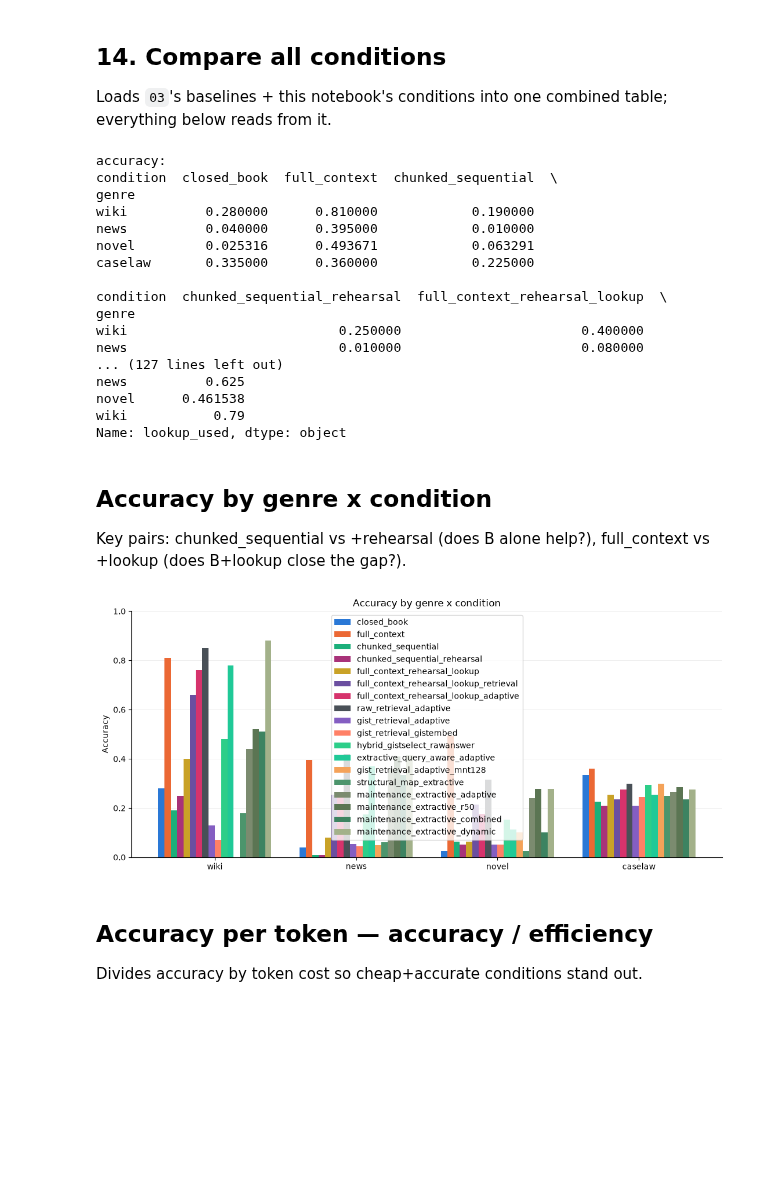
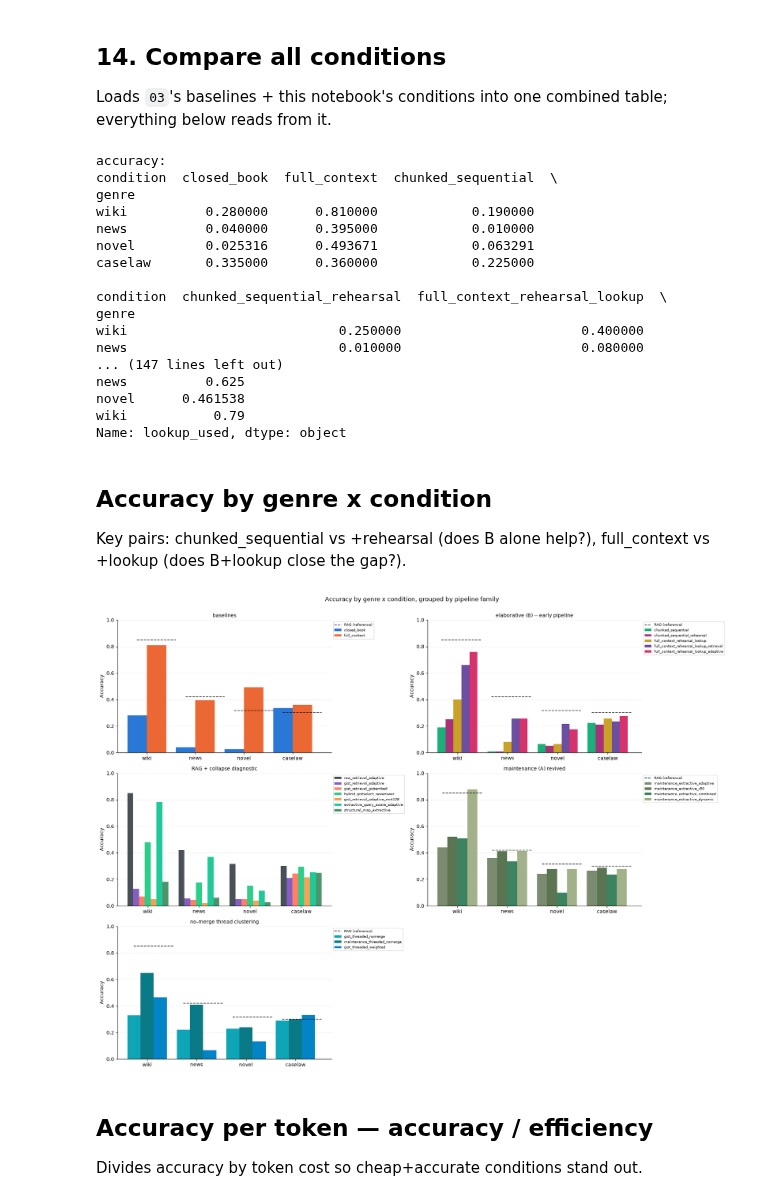
Before and after one commit to lucytheboss/rehearse-then-recall, a Jupyter notebook: notebooks/10_pipeline_6conditions.ipynb, the cells around one changed output. Cells and saved outputs as stored; diff of their text form; code cells hidden in the pictures; blank space fills up the shorter version.

```diff
--- a/notebooks/10_pipeline_6conditions.ipynb
+++ b/notebooks/10_pipeline_6conditions.ipynb
@@ -2320,6 +2350,7 @@ else:
         raw_words = sum(len(c.original_text.split()) for c in rehearsed)
         gist_words = sum(len(c.text.split()) for c in rehearsed)
         gist_words_mnt64 = sum(len(c.text.split()) for c in full_gists_by_genre[genre][:len(rehearsed)])
-        print(f"{genre:10} {len(rehearsed):4} chunks | raw {raw_words:6} words -> "
+        print(f"{genre:10} {len(rehearsed):
+              4} chunks | raw {raw_words:6} words -> "
               f"gist(mnt128) {gist_words:6} words ({gist_words / raw_words:.1%}) "
               f"[gist(mnt64) was {gist_words_mnt64:6} words]")
@@ -3145,8 +4028,16 @@ maintenance_extractive_combined_path = Path(_ckpt_results_path("results/qa_stage
 maintenance_extractive_combined_df = pd.read_csv(maintenance_extractive_combined_path, encoding="utf-8-sig") if maintenance_extractive_combined_path.exists() else pd.DataFrame()
 maintenance_extractive_dynamic_path = Path(_ckpt_results_path("results/qa_stage2_maintenance_extractive_dynamic_condition.csv"))
 maintenance_extractive_dynamic_df = pd.read_csv(maintenance_extractive_dynamic_path, encoding="utf-8-sig") if maintenance_extractive_dynamic_path.exists() else pd.DataFrame()
+gist_threaded_nomerge_path = Path(_ckpt_results_path("results/qa_stage2_gist_threaded_nomerge_condition.csv"))
+gist_threaded_nomerge_df = pd.read_csv(gist_threaded_nomerge_path, encoding="utf-8-sig") if gist_threaded_nomerge_path.exists() else pd.DataFrame()
+maintenance_threaded_nomerge_path = Path(_ckpt_results_path("results/qa_stage2_maintenance_threaded_nomerge_condition.csv"))
+maintenance_threaded_nomerge_df = pd.read_csv(maintenance_threaded_nomerge_path, encoding="utf-8-sig") if maintenance_threaded_nomerge_path.exists() else pd.DataFrame()
+gist_threaded_weighted_path = Path(_ckpt_results_path("results/qa_stage2_gist_threaded_weighted_condition.csv"))
+gist_threaded_weighted_df = pd.read_csv(gist_threaded_weighted_path, encoding="utf-8-sig") if gist_threaded_weighted_path.exists() else pd.DataFrame()
+gist_threaded_nucleus_path = Path(_ckpt_results_path("results/qa_stage2_gist_threaded_nucleus_condition.csv"))
+gist_threaded_nucleus_df = pd.read_csv(gist_threaded_nucleus_path, encoding="utf-8-sig") if gist_threaded_nucleus_path.exists() else pd.DataFrame()
 
-combined = pd.concat([baseline_df, rehearsal_df, lookup_df, retrieval_df, adaptive_df, rag_df, gist_retrieval_df, gistembed_df, hybrid_df, extractive_df, mnt128_df, structural_df, maintenance_df, maintenance_extractive_r50_df, maintenance_extractive_combined_df, maintenance_extractive_dynamic_df], ignore_index=True)
+combined = pd.concat([baseline_df, rehearsal_df, lookup_df, retrieval_df, adaptive_df, rag_df, gist_retrieval_df, gistembed_df, hybrid_df, extractive_df, mnt128_df, structural_df, maintenance_df, maintenance_extractive_r50_df, maintenance_extractive_combined_df, maintenance_extractive_dynamic_df, gist_threaded_nomerge_df, maintenance_threaded_nomerge_df, gist_threaded_weighted_df, gist_threaded_nucleus_df], ignore_index=True)
 combined = combined[combined["condition"].isin(CONDITIONS_ORDER)]
 
 accuracy = combined.pivot_table(index="genre", columns="condition", values="correct", aggfunc="mean")
@@ -3158,6 +4049,10 @@ print(accuracy)
 print("\nn:")
 print(n)
 
+print("\nnote: gist_threaded_nomerge / maintenance_threaded_nomerge are pilot-scale "
+      "(n=15/genre, 2026-08-14) -- every other condition above is full-scale (n=579). "
+      "Compare with that in mind; this project has seen pilot signals reverse at scale before.")
+
 if not lookup_df.empty:
     print("\nlookup triggered rate by genre (base lookup condition):")
     print(lookup_df.groupby("genre")["lookup_used"].mean())
@@ -3177,7 +4072,7 @@ condition  chunked_sequential_rehearsal  full_context_rehearsal_lookup  \
 genre
 wiki                           0.250000                       0.400000
 news                           0.010000                       0.080000
-... (127 lines left out)
+... (147 lines left out)
 news          0.625
 novel      0.461538
 wiki           0.79
@@ -3189,26 +4084,45 @@ Key pairs: chunked_sequential vs +rehearsal (does B alone help?), full_context v
 # %%
 accuracy = combined.pivot_table(index="genre", columns="condition", values="correct", aggfunc="mean")
 accuracy = accuracy.reindex(GENRE_ORDER)[[c for c in CONDITIONS_ORDER if c in accuracy.columns]]
 
-x = range(len(accuracy))
-bar_width = 0.8 / len(accuracy.columns)
-fig, ax = plt.subplots(figsize=(11, 5))
-for i, condition in enumerate(accuracy.columns):
-    ax.bar([xi + i * bar_width for xi in x], accuracy[condition], width=bar_width,
-           label=condition, color=CONDITION_COLORS[condition])
-ax.set_xticks([xi + bar_width * (len(accuracy.columns) - 1) / 2 for xi in x])
-ax.set_xticklabels(accuracy.index)
-ax.set_ylabel("Accuracy")
-ax.set_title("Accuracy by genre x condition")
-ax.set_ylim(0, 1)
-ax.spines[["top", "right"]].set_visible(False)
-ax.grid(axis="y", linewidth=0.5, alpha=0.3)
-ax.set_axisbelow(True)
-ax.legend()
+groups_present = {name: [c for c in conds if c in accuracy.columns] for name, conds in CONDITION_GROUPS.items()}
+groups_present = {name: conds for name, conds in groups_present.items() if conds}
+
+ncols = 2
+nrows = -(-len(groups_present) // ncols)
+fig, axes = plt.subplots(nrows, ncols, figsize=(9 * ncols, 4.5 * nrows))
+axes = axes.flatten()
+x = list(range(len(GENRE_ORDER)))
+for ax, (group_name, conds) in zip(axes, groups_present.items()):
+    bar_width = 0.8 / len(conds)
+    for i, condition in enumerate(conds):
+        ax.bar([xi + i * bar_width for xi in x], accuracy[condition], width=bar_width,
+               label=condition, color=CONDITION_COLORS[condition])
+    if "raw_retrieval_adaptive" not in conds and "raw_retrieval_adaptive" in accuracy.columns:
+        rag_acc = accuracy["raw_retrieval_adaptive"]
+        cluster_width = bar_width * len(conds)
+        added_label = False
+        for xi, genre in zip(x, GENRE_ORDER):
+            ax.plot([xi, xi + cluster_width], [rag_acc[genre]] * 2,
+                     color="black", linestyle="--", linewidth=1.3, alpha=0.8,
+                     label=None if added_label else "RAG (reference)")
+            added_label = True
+    ax.set_xticks([xi + bar_width * (len(conds) - 1) / 2 for xi in x])
+    ax.set_xticklabels(GENRE_ORDER)
+    ax.set_ylim(0, 1)
+    ax.set_ylabel("Accuracy")
+    ax.set_title(group_name, fontsize=10)
+    ax.spines[["top", "right"]].set_visible(False)
+    ax.grid(axis="y", linewidth=0.5, alpha=0.3)
+    ax.set_axisbelow(True)
+    ax.legend(fontsize=7, loc="upper left", bbox_to_anchor=(1.0, 1.0))
+for ax in axes[len(groups_present):]:
+    ax.set_visible(False)
+fig.suptitle("Accuracy by genre x condition, grouped by pipeline family", y=1.0)
 plt.tight_layout()
 plt.show()
 # %% [output]
-[figure, old version]
+[figure, new version]
 # %% [markdown]
 ## Accuracy per token — accuracy / efficiency
 
```
Also changed, not shown: parts of 42 cells of this notebook, 14 other files.
